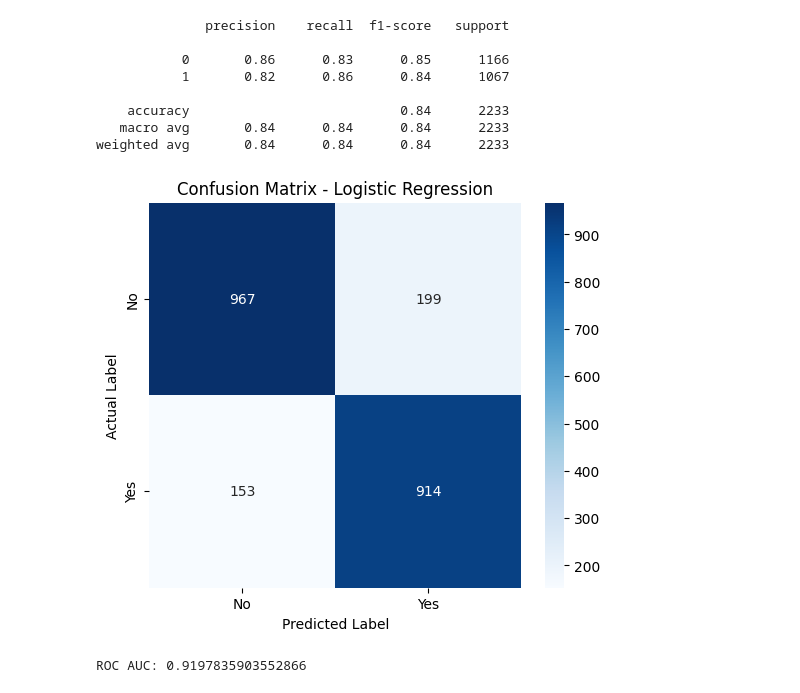
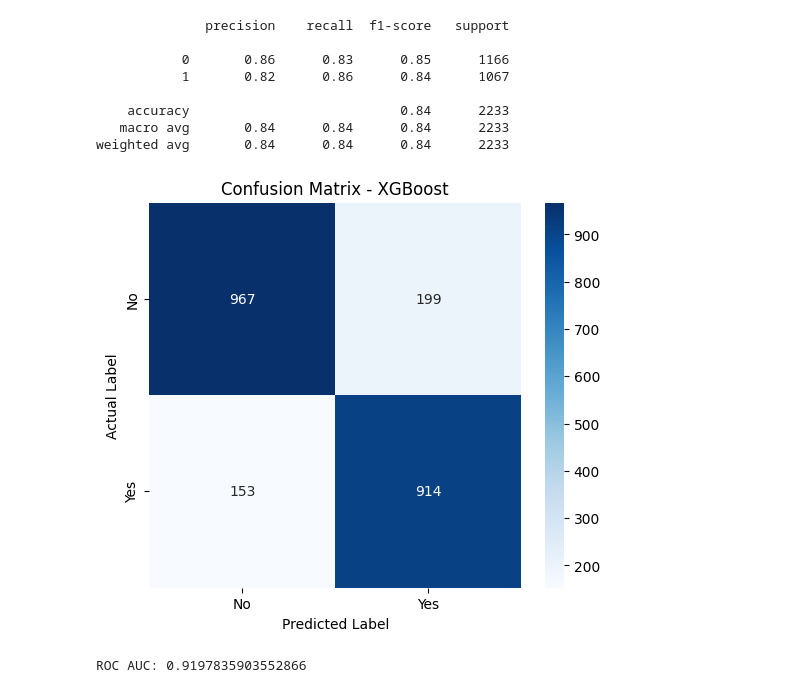
Before and after one commit to cenna-alias/test, a Jupyter notebook: Logistic_Regression_vs_XGBoost_Bank_Marketing.ipynb, the cells around one changed output. Cells and saved outputs as stored; diff of their text form; code cells hidden in the pictures.

```diff
--- a/Logistic_Regression_vs_XGBoost_Bank_Marketing.ipynb
+++ b/Logistic_Regression_vs_XGBoost_Bank_Marketing.ipynb
@@ -664,22 +664,22 @@ weighted avg       0.84      0.84      0.84      2233
 # %%
 cm=confusion_matrix(y_test,pred)
 cm = confusion_matrix(y_test, pred)
 plt.figure(figsize=(6,5))
 
 sns.heatmap(cm,
             annot=True,
             fmt='d',
             cmap='Blues',
             xticklabels=['No', 'Yes'],
             yticklabels=['No', 'Yes'])
 
-plt.title("Confusion Matrix - Logistic Regression")
+plt.title("Confusion Matrix - XGBoost")
 plt.xlabel("Predicted Label")
 plt.ylabel("Actual Label")
 
 plt.show()
 # %% [output]
-[figure, old version]
+[figure, new version]
 # %%
 print('ROC AUC:',roc_auc_score(y_test,xgb.predict_proba(X_test)[:,1]))
 RocCurveDisplay.from_estimator(xgb,X_test,y_test)
```
Also changed, not shown: parts of 1 cell of this notebook.
